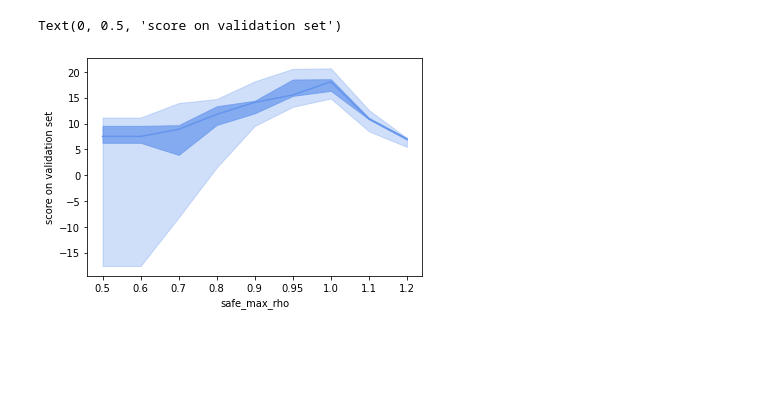
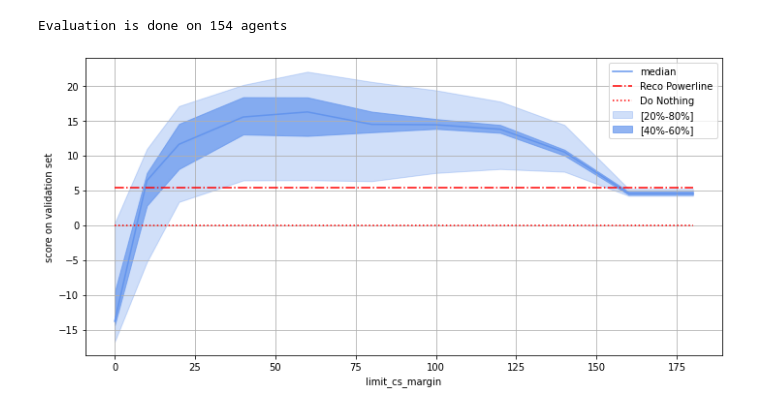
Before and after one commit to gaetanserre/L2RPN-WCCI-Baselines, a Jupyter notebook: RL/make_figure_7_1.ipynb, the cells around one changed output. Cells and saved outputs as stored; diff of their text form; code cells hidden in the pictures; blank space fills up the shorter version.

```diff
--- a/RL/make_figure_7_1.ipynb
+++ b/RL/make_figure_7_1.ipynb
@@ -25,39 +41,65 @@ with open (os.path.join(path, "agents_runs_figure_7_1.json"), "r") as f:
     dict_all_ = json.load(f)
 # %%
 score_safe_max_rho = {}
+nb_agent = 0
 for safe_max_rho_, dict_f in dict_all_.items():
     for limit_cs_margin_, res_margin in dict_f.items():
         for training_iter_, res_iter in res_margin.items():
             score_this = []
             for weights_dir_str, tmp_res_model in res_iter.items():
               score_this.append(tmp_res_model["score_avg"])
-            score_safe_max_rho[safe_max_rho_] = (np.percentile(score_this, 20),
-                                              np.percentile(score_this, 40),
-                                              np.percentile(score_this, 50),
-                                              np.percentile(score_this, 60),
-                                              np.percentile(score_this, 80),
-                                              )
+              nb_agent += 1
+
+            if score_this:
+              score_safe_max_rho[limit_cs_margin_] = (np.percentile(score_this, percentile_[0]),
+                                                      np.percentile(score_this, percentile_[1]),
+                                                      np.percentile(score_this, percentile_[2]),
+                                                      np.percentile(score_this, percentile_[3]),
+                                                      np.percentile(score_this, percentile_[4]),
+                                                      )
+print(f"Evaluation is done on {nb_agent} agents")
+# %% [output]
+Evaluation is done on 154 agents
 # %%
 x_plt = sorted(score_safe_max_rho.keys(),
-               key=lambda x: x)
-x_displ = [el for el in x_plt]
+               key=lambda x: float(x))
+x_displ = [float(el) for el in x_plt]
+# x_displ = [el for el in x_plt]
+plt.rcParams["figure.figsize"] = (10,5)
 plt.fill_between(x_displ,
                  y1=[score_safe_max_rho[el][0] for el in x_plt],
                  y2=[score_safe_max_rho[el][4] for el in x_plt],
                  color="cornflowerblue",
-                 alpha=0.3
+                 alpha=0.3,
+                 label=f"[{percentile_[0]}%-{percentile_[-1]}%]"
                  )
 plt.fill_between(x_displ,
                  y1=[score_safe_max_rho[el][1] for el in x_plt],
                  y2=[score_safe_max_rho[el][3] for el in x_plt],
                  color="cornflowerblue",
-                 alpha=0.7
+                 alpha=0.7,
+                 label=f"[{percentile_[1]}%-{percentile_[-2]}%]"
                  )
 plt.plot(x_displ,
          [score_safe_max_rho[el][2] for el in x_plt],
-         color="cornflowerblue")
+         color="cornflowerblue",
+         label="median")
+if True:
+    plt.plot((x_displ[0], x_displ[-1]),
+             [score_reco, score_reco],
+             color="red",
+             linestyle="-.",
+             label="Reco Powerline")
+    plt.plot((x_displ[0], x_displ[-1]),
+             [0., 0.],
+             color="red",
+             linestyle=":",
+             label="Do Nothing")
 plt.xlabel("safe_max_rho")
+plt.xlabel("limit_cs_margin")
 plt.ylabel("score on validation set")
+plt.grid()
+plt.legend() # loc="upper left")
+plt.tight_layout()
 # %% [output]
-Text(0, 0.5, 'score on validation set')
-[figure, old version]
+[figure, new version]
```
Also changed, not shown: parts of 1 cell of this notebook, 10 other files.
